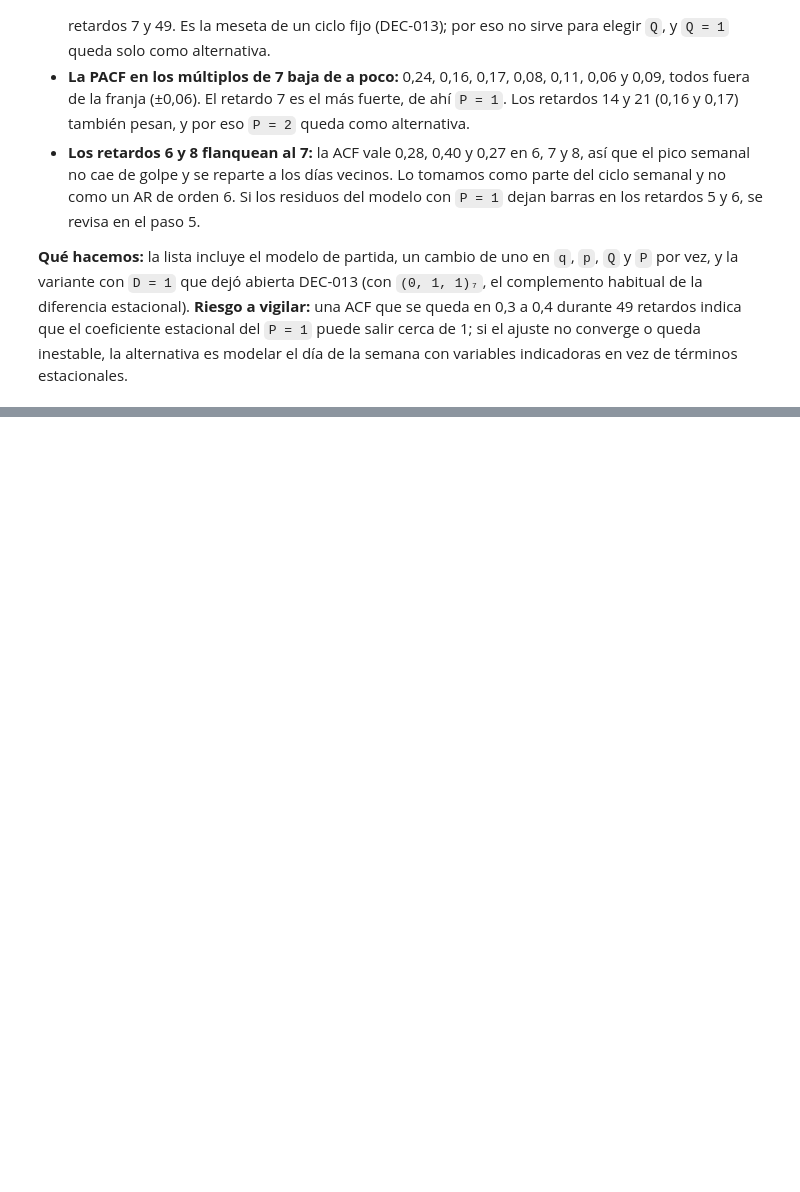
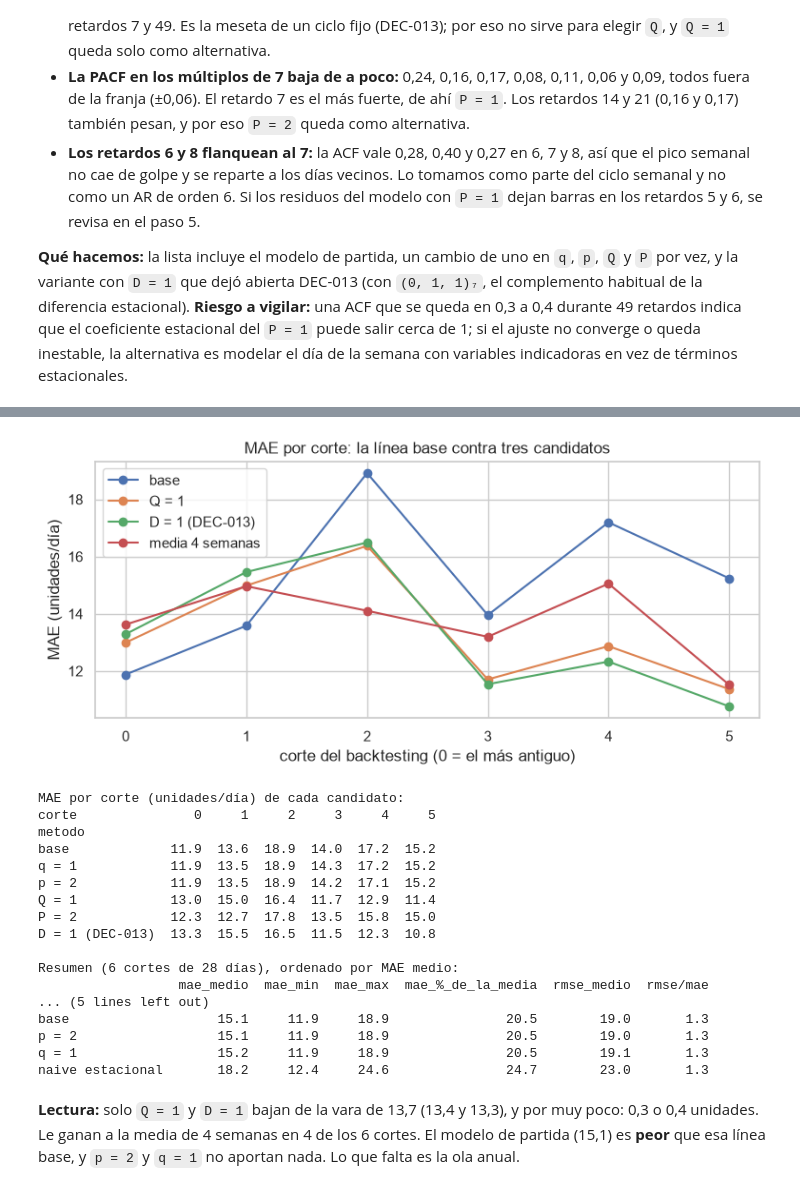
Before and after one commit to agus-chaud/forecasting-retail, a Jupyter notebook: 03_notebooks/04_SARIMA.ipynb, the cells around one changed output, grey strips where cells are left out. Saved outputs shown, nothing was run; the diff lists cells and outputs as text; code cells hidden in the pictures; blank space fills up the shorter version.

```diff
--- a/03_notebooks/04_SARIMA.ipynb
+++ b/03_notebooks/04_SARIMA.ipynb
@@ -964,0 +1045,63 @@ D = 1 (DEC-013) (1, 0, 0)   (0, 1, 1, 7)
+# %%
+# Los cortes del backtesting no incluyen ningún 25 de diciembre: evaluar sobre y_modelo equivale a evaluar sobre y
+assert y_modelo.iloc[-N_CORTES * HORIZONTE:].equals(y.iloc[-N_CORTES * HORIZONTE:])
+
+
+def metodo_sarima(order, seasonal_order, K=0):
+    """Devuelve un `metodo(historia, horizonte)` para backtest: ajusta el SARIMA con la historia y pronostica.
+    K > 0 agrega K pares de Fourier (ola anual) como variables externas."""
+    def metodo(historia, horizonte):
+        futuro = pd.date_range(historia.index[-1] + pd.Timedelta(days=1), periods=horizonte, freq=historia.index.freq)
+        exog_h = terminos_fourier(historia.index, K=K) if K else None
+        exog_f = terminos_fourier(futuro, K=K) if K else None
+        trend = "c" if order[1] + seasonal_order[1] == 0 else None
+        with warnings.catch_warnings():
+            warnings.simplefilter("ignore")
+            ajuste = SARIMAX(historia, exog=exog_h, order=order, seasonal_order=seasonal_order, trend=trend).fit(disp=False, maxiter=200)
+            return ajuste.forecast(horizonte, exog=exog_f).to_numpy()
+    return metodo
+
+
+def resumir(por_corte_df, referencia=y):
+    """MAE y RMSE medios por método, más el MAE como % de la media de la serie."""
+    r = por_corte_df.groupby(level=0, sort=False)["mae"].agg(mae_medio="mean", mae_min="min", mae_max="max")
+    r["mae_%_de_la_media"] = 100 * r["mae_medio"] / referencia.mean()
+    r["rmse_medio"] = por_corte_df.groupby(level=0, sort=False)["rmse"].mean()
+    r["rmse/mae"] = r["rmse_medio"] / r["mae_medio"]
+    return r
+
+
+por_corte_sarima = pd.concat({c["nombre"]: backtest(y_modelo, metodo_sarima(c["order"], c["seasonal_order"]))
+                              for c in GRILLA_ORDENES}, names=["metodo", "corte"])
+comparacion = resumir(pd.concat([por_corte, por_corte_sarima])).sort_values("mae_medio")
+print("MAE por corte (unidades/día) de cada candidato:")
+print(por_corte_sarima["mae"].unstack("corte").round(1).to_string())
+print("\nResumen (6 cortes de 28 días), ordenado por MAE medio:")
+print(comparacion.round(1).to_string())
+
+ax = por_corte_sarima["mae"].unstack("metodo")[["base", "Q = 1", "D = 1 (DEC-013)"]].join(
+    por_corte["mae"].unstack("metodo")["media 4 semanas"]).plot(marker="o", figsize=(9, 3.5))
+ax.set_title("MAE por corte: la línea base contra tres candidatos")
+ax.set_xlabel("corte del backtesting (0 = el más antiguo)"); ax.set_ylabel("MAE (unidades/día)")
+plt.show()
+# %% [output]
+[figure, added]
+MAE por corte (unidades/día) de cada candidato:
+corte               0     1     2     3     4     5
+metodo
+base             11.9  13.6  18.9  14.0  17.2  15.2
+q = 1            11.9  13.5  18.9  14.3  17.2  15.2
+p = 2            11.9  13.5  18.9  14.2  17.1  15.2
+Q = 1            13.0  15.0  16.4  11.7  12.9  11.4
+P = 2            12.3  12.7  17.8  13.5  15.8  15.0
+D = 1 (DEC-013)  13.3  15.5  16.5  11.5  12.3  10.8
+
+Resumen (6 cortes de 28 días), ordenado por MAE medio:
+                  mae_medio  mae_min  mae_max  mae_%_de_la_media  rmse_medio  rmse/mae
+... (5 lines left out)
+base                   15.1     11.9     18.9               20.5        19.0       1.3
+p = 2                  15.1     11.9     18.9               20.5        19.0       1.3
+q = 1                  15.2     11.9     18.9               20.5        19.1       1.3
+naive estacional       18.2     12.4     24.6               24.7        23.0       1.3
+# %% [markdown]
+**Lectura:** solo `Q = 1` y `D = 1` bajan de la vara de 13,7 (13,4 y 13,3), y por muy poco: 0,3 o 0,4 unidades. Le ganan a la media de 4 semanas en 4 de los 6 cortes. El modelo de partida (15,1) es **peor** que esa línea base, y `p = 2` y `q = 1` no aportan nada. Lo que falta es la ola anual.
```
Also changed, not shown: parts of 22 cells of this notebook.
